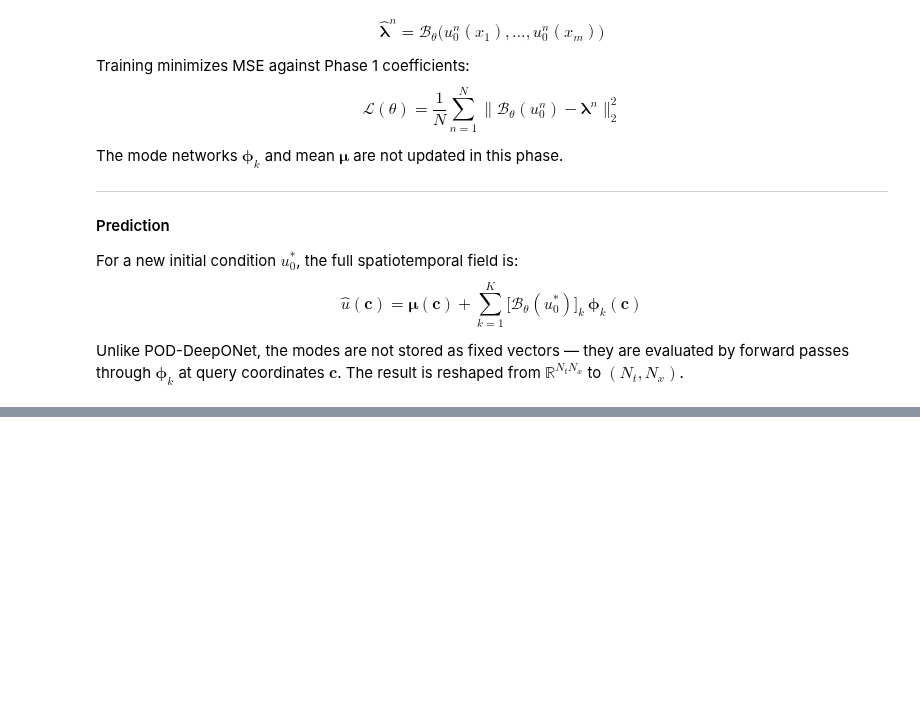
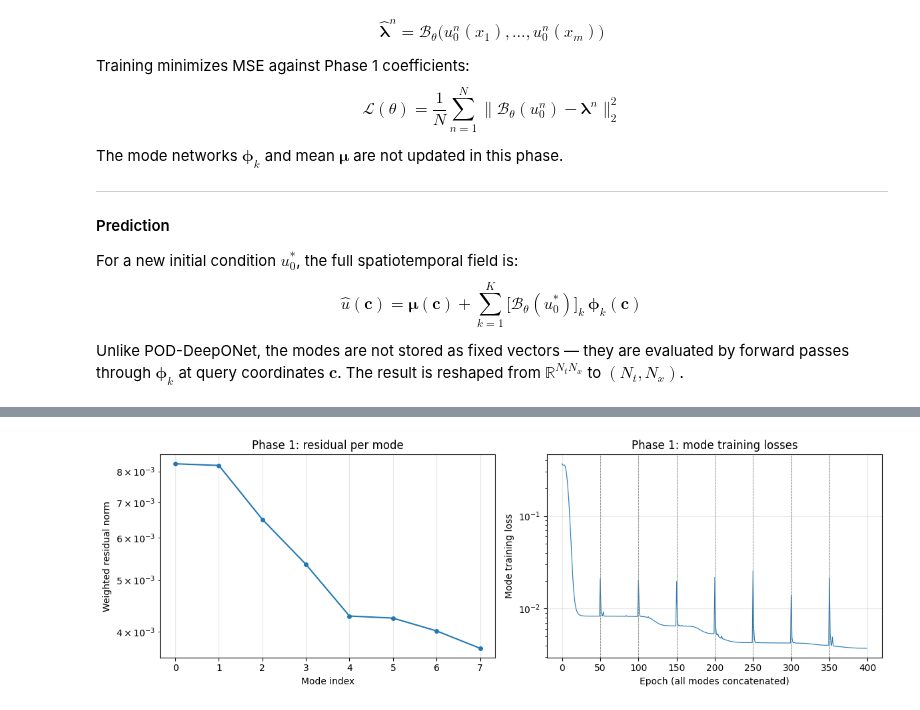
Before and after one commit to intsystems/2026-Project-185, a Jupyter notebook: code/notebooks/NeuralPOD-DeepONet.ipynb, the cells around one changed output, grey strips where cells are left out. Saved outputs shown, nothing was run; the diff lists cells and outputs as text; code cells hidden in the pictures; blank space fills up the shorter version.

```diff
--- a/code/notebooks/NeuralPOD-DeepONet.ipynb
+++ b/code/notebooks/NeuralPOD-DeepONet.ipynb
@@ -87,8 +99,7 @@ print(f"N_total={N_total}, Nt={Nt}, Nx={Nx}")
 # %%
-N_train = 2500
-N_test  = 500
-tensor_train = tensor[:N_train]
-tensor_test  = tensor[N_train:N_train + N_test]
+tensor_train = raw[:N_train]   # (N_train, Nt, Nx)
+tensor_test  = raw[N_train:]   # (N_test,  Nt, Nx)
+del raw
 # %%
 # flattened spatiotemporal trajectories — stay on CPU for trajectory batching
 s_traj   = torch.tensor(tensor_train.reshape(N_train, -1), dtype=torch.float32)   # (N_train, Nt*Nx)
@@ -107,9 +120,10 @@ print(f"s_traj: {tuple(s_traj.shape)}, x_flat: {tuple(x_flat.shape)}, m={m}")
 # %%
 w     = torch.ones(Nt * Nx, dtype=torch.float32).to(DEVICE) / (Nt * Nx)
 basis = FourierRegimeBasis(d_x=2, M=N_train, quad_weights=w,
-                           hidden_dim=128, num_frequencies=64).to(DEVICE)
+                           hidden_dim=256, num_frequencies=64,
+                           scale=3.0).to(DEVICE)
 
-cfg_pod     = FourierNeuralPODConfig(max_modes=32, n_epochs_mean=300, n_epochs_mode=85)
+cfg_pod     = FourierNeuralPODConfig(max_modes=8, n_epochs_mean=500, n_epochs_mode=1000)
 trainer_pod = FourierNeuralPODTrainer(basis, cfg_pod)
-trainer_pod.train(s_traj, x_flat, t= None)
+history_pod = trainer_pod.train(s_traj, x_flat, t=None)
 # %% [output]
@@ -154,0 +199,26 @@ NeuralPOD-DeepONet Phase 2 | N=2500, m=101, K=32
+# %%
+fig, axes = plt.subplots(1, 2, figsize=(12, 4))
+
+ax = axes[0]
+ax.semilogy(history_pod.residual_norms, 'o-', markersize=4)
+ax.set_xlabel('Mode index')
+ax.set_ylabel('Weighted residual norm')
+ax.set_title('Phase 1: residual per mode')
+ax.grid(True, alpha=0.3)
+
+ax = axes[1]
+logs = [v for sublist in history_pod.mode_losses for v in sublist]
+ax.semilogy(logs, lw=0.8)
+lengths = [len(ml) for ml in history_pod.mode_losses]
+boundaries = [sum(lengths[:i]) for i in range(1, len(lengths) + 1)]
+for b in boundaries[:-1]:
+    ax.axvline(b, color='gray', lw=0.6, ls='--')
+ax.set_xlabel('Epoch (all modes concatenated)')
+ax.set_ylabel('Mode training loss')
+ax.set_title('Phase 1: mode training losses')
+ax.grid(True, alpha=0.3)
+
+plt.tight_layout()
+plt.show()
+# %% [output]
+[figure, added]
```
Also changed, not shown: parts of 11 cells of this notebook.
